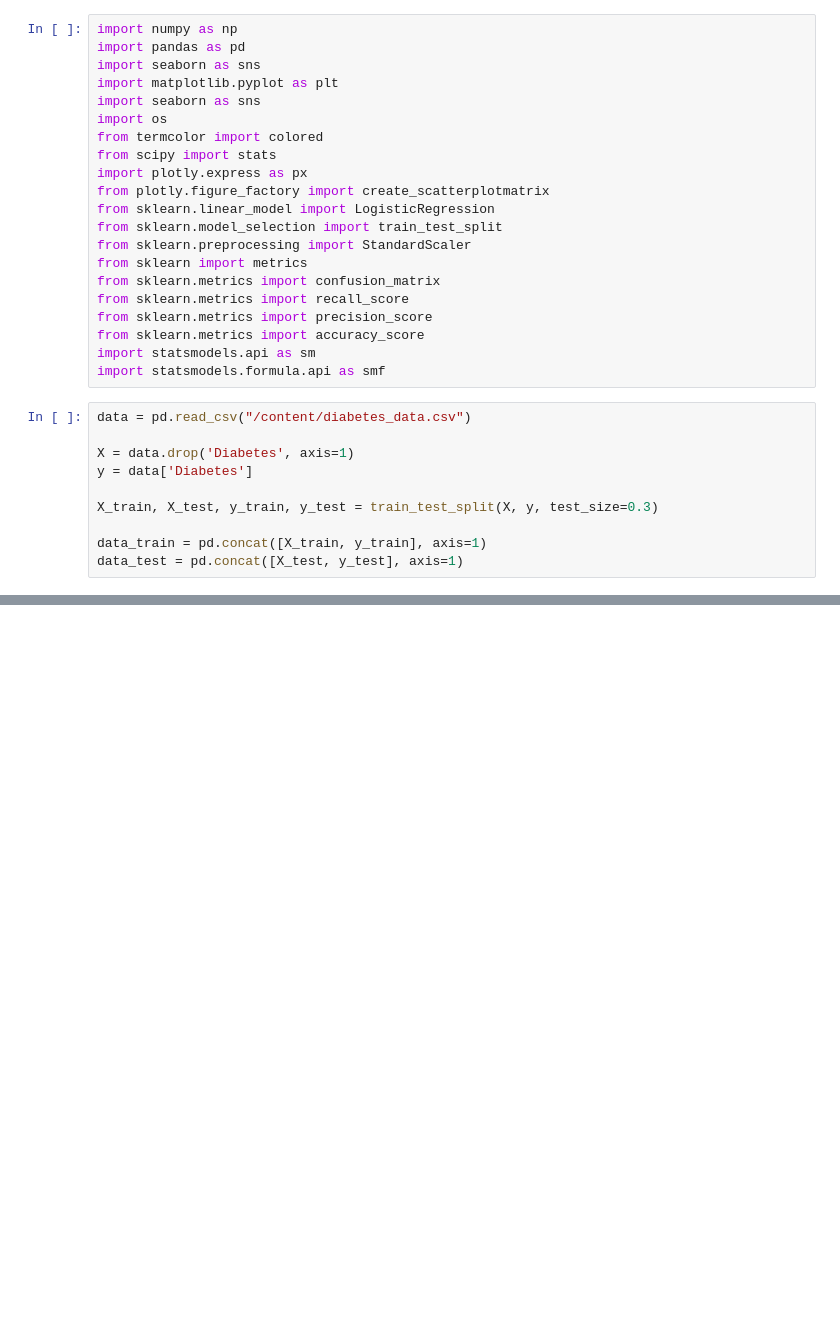
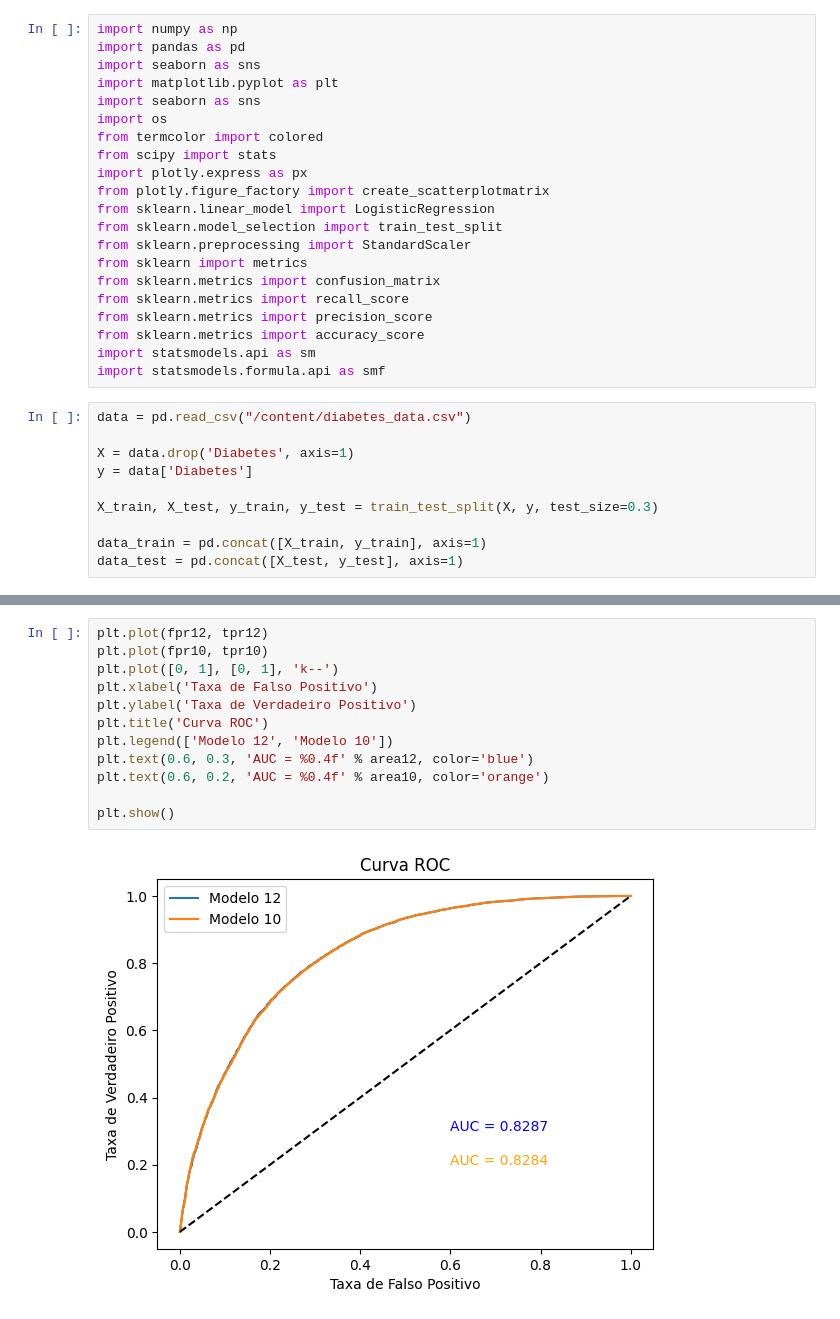
Before and after one commit to JoaoPereiraOliveira/Regressao_Logistica-Diabetes, a Jupyter notebook: modelos_diabetes.ipynb, the cells around one changed output, grey strips where cells are left out. Drawn from its saved outputs; the diff is of its cells as text; blank space fills up the shorter version.

```diff
--- a/modelos_diabetes.ipynb
+++ b/modelos_diabetes.ipynb
@@ -158,0 +331,14 @@ array([[7614, 2899],
+# %%
+plt.plot(fpr12, tpr12)
+plt.plot(fpr10, tpr10)
+plt.plot([0, 1], [0, 1], 'k--')
+plt.xlabel('Taxa de Falso Positivo')
+plt.ylabel('Taxa de Verdadeiro Positivo')
+plt.title('Curva ROC')
+plt.legend(['Modelo 12', 'Modelo 10'])
+plt.text(0.6, 0.3, 'AUC = %0.4f' % area12, color='blue')
+plt.text(0.6, 0.2, 'AUC = %0.4f' % area10, color='orange')
+
+plt.show()
+# %% [output]
+[figure, added]
```
Also changed, not shown: parts of 16 cells of this notebook.
